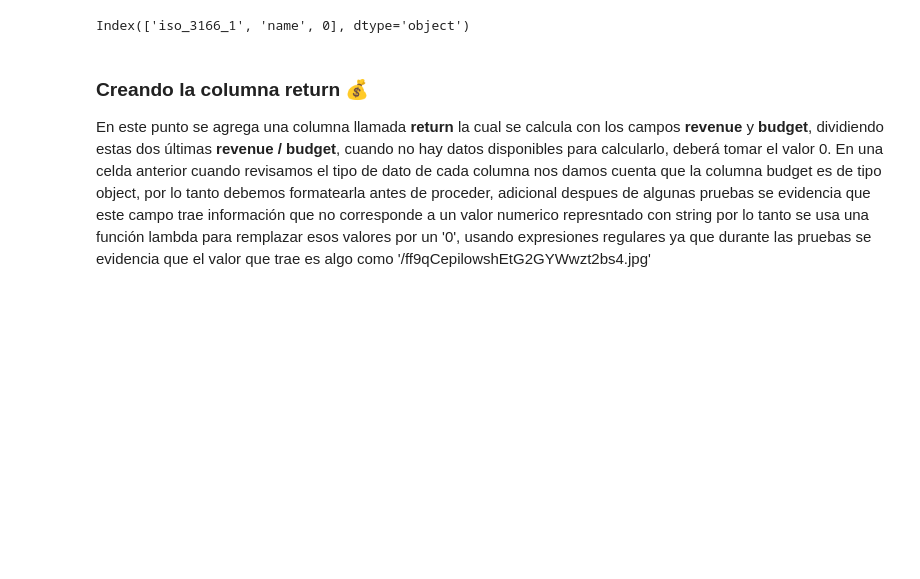
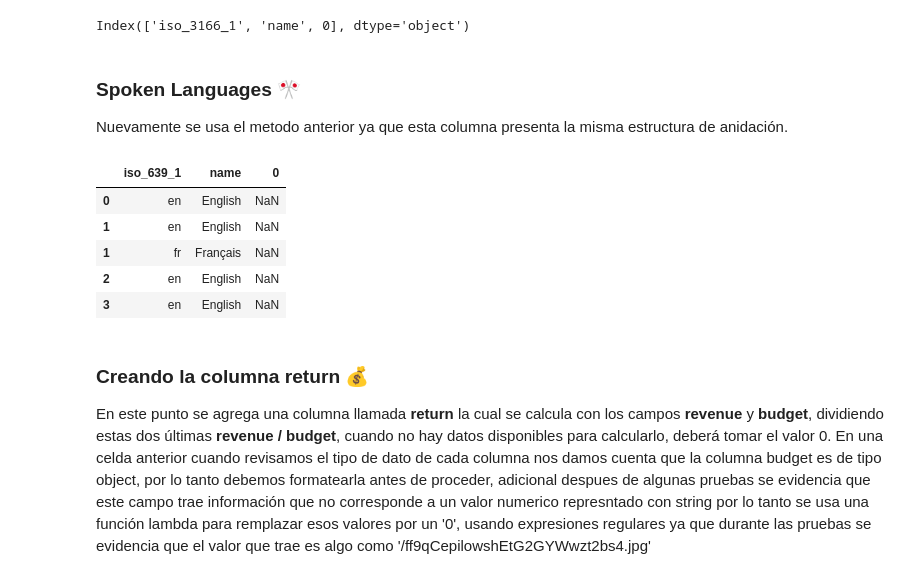
Before and after one commit to Sergiopira95/PI1-ML_OPS, a Jupyter notebook: src/movies_dataset_ETL.ipynb, the cells around one changed output. Saved outputs shown, nothing was run; the diff lists cells and outputs as text; code cells hidden in the pictures; blank space fills up the shorter version.

Commit message:
ci(ETL): Adding spoken_laguage column for EDA and ML

```diff
--- a/src/movies_dataset_ETL.ipynb
+++ b/src/movies_dataset_ETL.ipynb
@@ -110,6 +114,7 @@ movies_data['belongs_to_collection'] = movies_data['belongs_to_collection'].appl
 movies_data['genres'] = movies_data['genres'].apply(lambda x: literal_eval(x) if pd.notna(x) else np.nan)
 movies_data['production_companies'] = movies_data['production_companies'].apply(lambda x: literal_eval(x) if pd.notna(x) else np.nan)
 movies_data['production_countries'] = movies_data['production_countries'].apply(lambda x: literal_eval(x) if pd.notna(x) else np.nan)
+movies_data['spoken_languages'] = movies_data['spoken_languages'].apply(lambda x: literal_eval(x) if pd.notna(x) else np.nan)
 # %% [markdown]
 ### Belongs to collection 📚
 
@@ -245,3 +250,17 @@ production_countries_df = production_countries_df[['production_countries']]
 movies_data.drop('production_countries', axis=1, inplace=True)
 # Concatenar la nueva columna con el DataFrame original
 movies_data = pd.concat([movies_data, production_countries_df], axis=1)
+# %% [markdown]
+### Spoken Languages 🎌
+Nuevamente se usa el metodo anterior ya que esta columna presenta la misma estructura de anidación.
+# %%
+#Con el metodo explode() se transforma el dato anidado
+spoken_languages_df = movies_data['spoken_languages'].explode().apply(pd.Series)
+spoken_languages_df.head()
+# %% [output]
+|  | iso_639_1 | name | 0 |
+| 0 | en | English | NaN |
+| 1 | en | English | NaN |
+| 1 | fr | Français | NaN |
+| 2 | en | English | NaN |
+| 3 | en | English | NaN |
```
Also changed, not shown: parts of 2 cells of this notebook, 2 other files.
